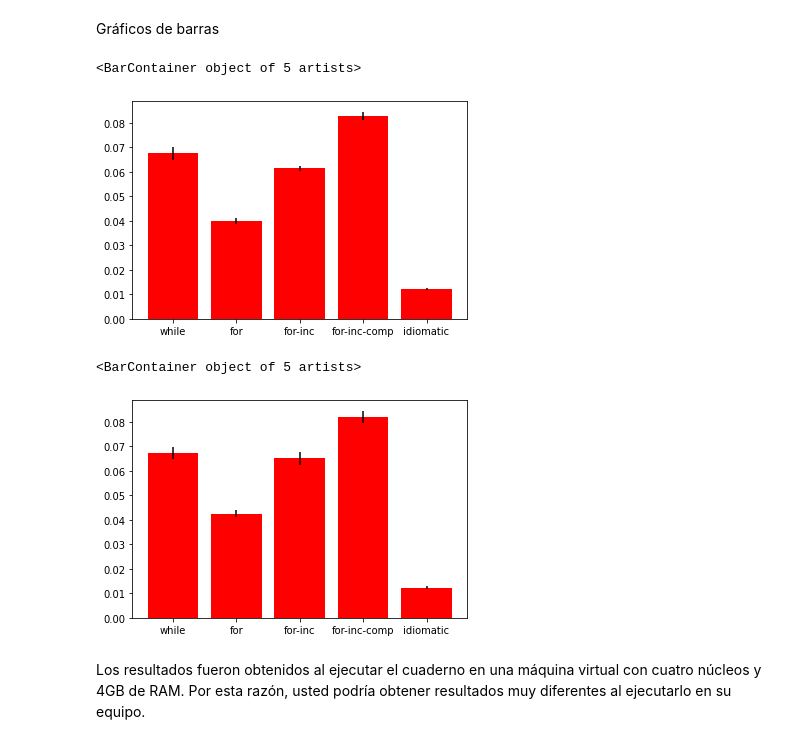
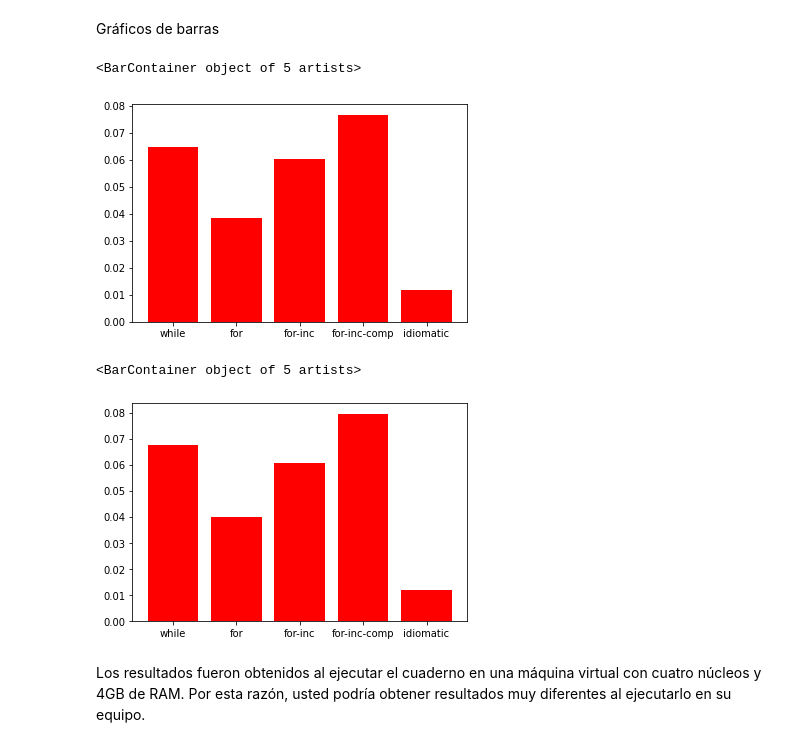
Before and after one commit to stefano-andre/sobre-python, a Jupyter notebook: python-timing.ipynb, the cells around one changed output. Cells and saved outputs as stored; diff of their text form; code cells hidden in the pictures.

Commit message:
metodos del modulo time, cambio de orden en algunas secciones y mas graficos

```diff
--- a/python-timing.ipynb
+++ b/python-timing.ipynb
@@ -126,6 +367,0 @@ import matplotlib.pyplot as plt
-# %%
-timeits = []
-t = 0
-for i in range(100):
-    t = timeit.timeit(sumar_enteros_while,number=1)
-    timeits.append(t)
@@ -143,11 +367,0 @@ import time
-# %%
-times = []
-tic = 0
-toc = 0
-e = 0
-for i in range(100):
-    tic = time.time()
-    sumar_enteros_while()
-    toc = time.time()
-    e = toc - tic
-    times.append(e)
@@ -178,8 +367,0 @@ import statistics
-# %%
-timeitsn = []
-ventana = 9
-offs = int((ventana-1)/2)
-for i in range(len(timeits)):
-    inicio = i - offs if (i - offs > 0) else i
-    fin = i + offs if (i + offs < len(timeits)) else len(timeits)
-    timeitsn.append(statistics.median(timeits[inicio:fin]))
@@ -212,8 +367,0 @@ Se observa que a pesar de que la señal presenta ruido, este no parece afectar e
-# %%
-timesn = []
-ventana = 9
-offs = int((ventana-1)/2)
-for i in range(len(times)):
-    inicio = i - offs if (i - offs > 0) else i
-    fin = i + offs if (i + offs < len(times)) else len(times)
-    timesn.append(statistics.median(times[inicio:fin]))
@@ -383,15 +488,15 @@ errs = [
 # %%
 x = ['while','for','for-inc','for-inc-comp','idiomatic']
 # promedios
 proms = [
     statistics.mean(t1c),
     statistics.mean(t2c),
     statistics.mean(t3c),
     statistics.mean(t4c),
     statistics.mean(t5c)
 ]
 # gráfico de barras
-plt.bar(x,proms,color='r',yerr=errs)
+plt.bar(x,proms,color='r')
 # %% [output]
 <BarContainer object of 5 artists>
-[figure, old version]
+[figure, new version]
@@ -407,6 +503,6 @@ errs = [
 # %%
-# promedios
-proms = [
+# promedios sin ruido
+promssr = [
     statistics.mean(r1c),
     statistics.mean(r2c),
     statistics.mean(r3c),
@@ -414,9 +510,9 @@ proms = [
     statistics.mean(r5c)
 ]
 # gráfico de barras
-plt.bar(x,proms,color='r',yerr=errs)
+plt.bar(x,promssr,color='r')
 # %% [output]
 <BarContainer object of 5 artists>
-[figure, old version]
+[figure, new version]
 # %% [markdown]
 Los resultados fueron obtenidos al ejecutar el cuaderno en una máquina virtual con cuatro núcleos y 4GB de RAM. Por esta razón, usted podría obtener resultados muy diferentes al ejecutarlo en su equipo.
```
Also changed, not shown: parts of 96 cells of this notebook.
